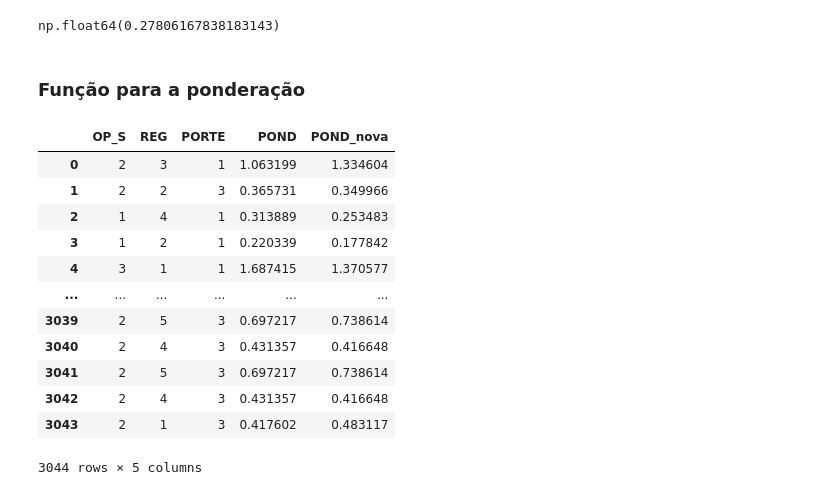
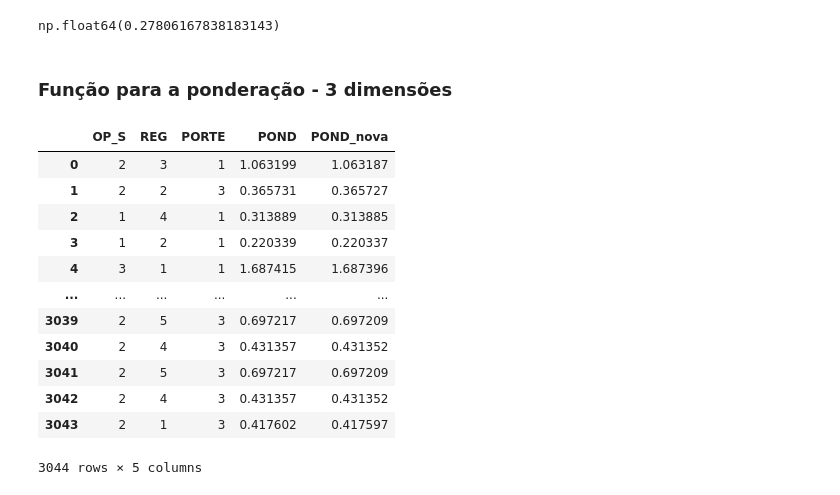
Before and after one commit to RaynerSantos/Processamento-Estatistico, a Jupyter notebook: App_beta/Pond.ipynb, the cells around one changed output. Cells and saved outputs as stored; diff of their text form; code cells hidden in the pictures.

Commit message:
Update da ferramenta com ponderação para mais de uma dimensão e processamento sem a necessidade de sintaxe

```diff
--- a/App_beta/Pond.ipynb
+++ b/App_beta/Pond.ipynb
@@ -275,22 +275,29 @@ df_pond["TIM"]["SP1/SP2"]["1 a 9"]
 # %% [output]
 np.float64(0.27806167838183143)
 # %% [markdown]
-### <font color="greenblue">Função para a ponderação</font>
+### <font color="greenblue">Função para a ponderação - 3 dimensões</font>
 # %%
-# Função para criar a ponderação
-def criar_pond(df_universo: pd.DataFrame, df_coletado: pd.DataFrame,
+import pandas as pd
+import numpy as np
+# === Função para criar a ponderação - 3 dimensões === #
+def criar_pond_3dim(df_universo: pd.DataFrame, df_coletado: pd.DataFrame,
                bd_codigo: pd.DataFrame, lista_labels: pd.DataFrame, cabecalho: str, coluna: str, linha: str):
     """
-    Função para calcular a coluna de ponderação (máximo de 3 categorias: Cabeçalho, coluna e linha - MultiIndex):
-    1) A partir do universo, a quantidade total de entrevistas e o coletado é criado o valor da ponderação
+    Função para calcular a coluna de ponderação (3 categorias: Cabeçalho, coluna e linha - MultiIndex):
+    1) A partir do universo e o coletado é criado o valor da ponderação
+       - Ponderação é o valor IDEAL - percentual do universo vezes o total coletado, divido pelo COLETADO em cada categoria
     2) Com o banco de dados e a lista de labels cria-se a coluna POND no banco de dados
     """
 
     # Soma do universo
     total = int(df_universo.sum().sum().round())
 
-    # df_universo em percentual
-    df_universo_perc = df_universo.divide(total)
+    if total > 1:
+        # df_universo em percentual
+        df_universo_perc = df_universo.divide(total)
+    else:
+        # df_universo em percentual
+        df_universo_perc = df_universo.copy()
 
     # Calcular a quantidade total de entrevistas
     qtd_total_entrevistas = int(df_coletado.sum().sum())
@@ -300,10 +307,17 @@ def criar_pond(df_universo: pd.DataFrame, df_coletado: pd.DataFrame,
 
     # DataFrame com a ponderação criada de acordo com a combinação de categorias
     df_pond = pd.DataFrame(
-        df_ideal.to_numpy() / df_coletado.astype(float).to_numpy(),
+        df_ideal.to_numpy() / df_coletado.astype(float).replace(0, 0.00001).to_numpy(),
         index=df_ideal.index,
         columns=df_ideal.columns
     )
+    # df_pond = pd.DataFrame(
+    #     df_ideal.div(df_coletado.astype(float).replace(0, 0.00001)),
+    #     index=df_ideal.index,
+    #     columns=df_ideal.columns
+    # )
+    # opcional: garantir que inf não fique:
+    # df_pond = df_pond.replace([np.inf, -np.inf], np.nan)
 
     # Criar um mapeamento para cada label das categorias necessárias
     lista_labels_cabecalho = lista_labels[lista_labels["Coluna"] == cabecalho]
@@ -342,46 +356,44 @@ def criar_pond(df_universo: pd.DataFrame, df_coletado: pd.DataFrame,
 
     return bd_codigo
 # %%
-path = r"C:\Users\rayner.santos\Downloads\Consistencia e Processamento\Ponderacao_Img_Experiencia_2025_Onda1_v1.xlsx"
+# === Ponderação para o caso da TIM === #
+path = r"C:\Users\rayner.santos\Downloads\Consistencia e Processamento\TIM\Ponderacao_Img_Experiencia_2025_Onda1_v1.xlsx"
 # Lê as duas primeiras linhas como cabeçalho (ajuste para [1,2] se no seu arquivo começa uma linha abaixo)
 df_universo = pd.read_excel(path, sheet_name="FONTE", header=[0, 1])
 df_universo.index = df_universo.iloc[:, 0]
 df_universo = df_universo.iloc[:, 1:].copy()
 
-qtd_total_entrevistas = 2272
-
-path = r"C:\Users\rayner.santos\Downloads\Consistencia e Processamento\Ponderacao_Img_Experiencia_2025_Onda1_v1.xlsx"
 # Lê as duas primeiras linhas como cabeçalho (ajuste para [1,2] se no seu arquivo começa uma linha abaixo)
 df_coletado = pd.read_excel(path, sheet_name="COLETADO", header=[0, 1])
 df_coletado.index = df_coletado.iloc[:, 0]
 df_coletado = df_coletado.iloc[:, 1:].copy()
 
-path = r"C:\Users\rayner.santos\Downloads\Consistencia e Processamento\BD_TIM_Imagem_Onda1_2025_v10.xlsx"
+path = r"C:\Users\rayner.santos\Downloads\Consistencia e Processamento\TIM\BD_TIM_Imagem_Onda1_2025_v10.xlsx"
 data = pd.read_excel(path, sheet_name="Códigos", header=1)
 
 lista_labels = pd.DataFrame({
     "Coluna": ['OP_S', 'OP_S', 'OP_S', 'REG', 'REG', 'REG', 'REG', 'REG', 'PORTE', 'PORTE', 'PORTE', 'PORTE'],
     "Codigo": [1, 2, 3, 1, 2, 3, 4, 5, 1, 2, 3, 4],
     "Label": ["TIM", "CLARO", "VIVO", "SP1/SP2", "RJ/ES/MG", "PR/SC/RS", "NE/BA/SE", "CO/NO", "1 a 9", "10 a 99", "100 a 499", "500 ou mais"]
 })
 
 CABECALHO = 'OP_S'
 COLUNA = 'REG'
 LINHA = 'PORTE'
 
-df_atualizado = criar_pond(df_universo, df_coletado, data, lista_labels, CABECALHO, COLUNA, LINHA)
+df_atualizado = criar_pond_3dim(df_universo, df_coletado, data, lista_labels, CABECALHO, COLUNA, LINHA)
 df_atualizado[["OP_S", "REG", "PORTE", "POND", "POND_nova"]]
 # %% [output]
 |  | OP_S | REG | PORTE | POND | POND_nova |
-| 0 | 2 | 3 | 1 | 1.063199 | 1.334604 |
-| 1 | 2 | 2 | 3 | 0.365731 | 0.349966 |
-| 2 | 1 | 4 | 1 | 0.313889 | 0.253483 |
-| 3 | 1 | 2 | 1 | 0.220339 | 0.177842 |
-| 4 | 3 | 1 | 1 | 1.687415 | 1.370577 |
+| 0 | 2 | 3 | 1 | 1.063199 | 1.063187 |
+| 1 | 2 | 2 | 3 | 0.365731 | 0.365727 |
+| 2 | 1 | 4 | 1 | 0.313889 | 0.313885 |
+| 3 | 1 | 2 | 1 | 0.220339 | 0.220337 |
+| 4 | 3 | 1 | 1 | 1.687415 | 1.687396 |
 | ... | ... | ... | ... | ... | ... |
-| 3039 | 2 | 5 | 3 | 0.697217 | 0.738614 |
-| 3040 | 2 | 4 | 3 | 0.431357 | 0.416648 |
-| 3041 | 2 | 5 | 3 | 0.697217 | 0.738614 |
-| 3042 | 2 | 4 | 3 | 0.431357 | 0.416648 |
-| 3043 | 2 | 1 | 3 | 0.417602 | 0.483117 |
+| 3039 | 2 | 5 | 3 | 0.697217 | 0.697209 |
+| 3040 | 2 | 4 | 3 | 0.431357 | 0.431352 |
+| 3041 | 2 | 5 | 3 | 0.697217 | 0.697209 |
+| 3042 | 2 | 4 | 3 | 0.431357 | 0.431352 |
+| 3043 | 2 | 1 | 3 | 0.417602 | 0.417597 |
 3044 rows × 5 columns
```
Also changed, not shown: parts of 16 cells of this notebook, 7 other files.
